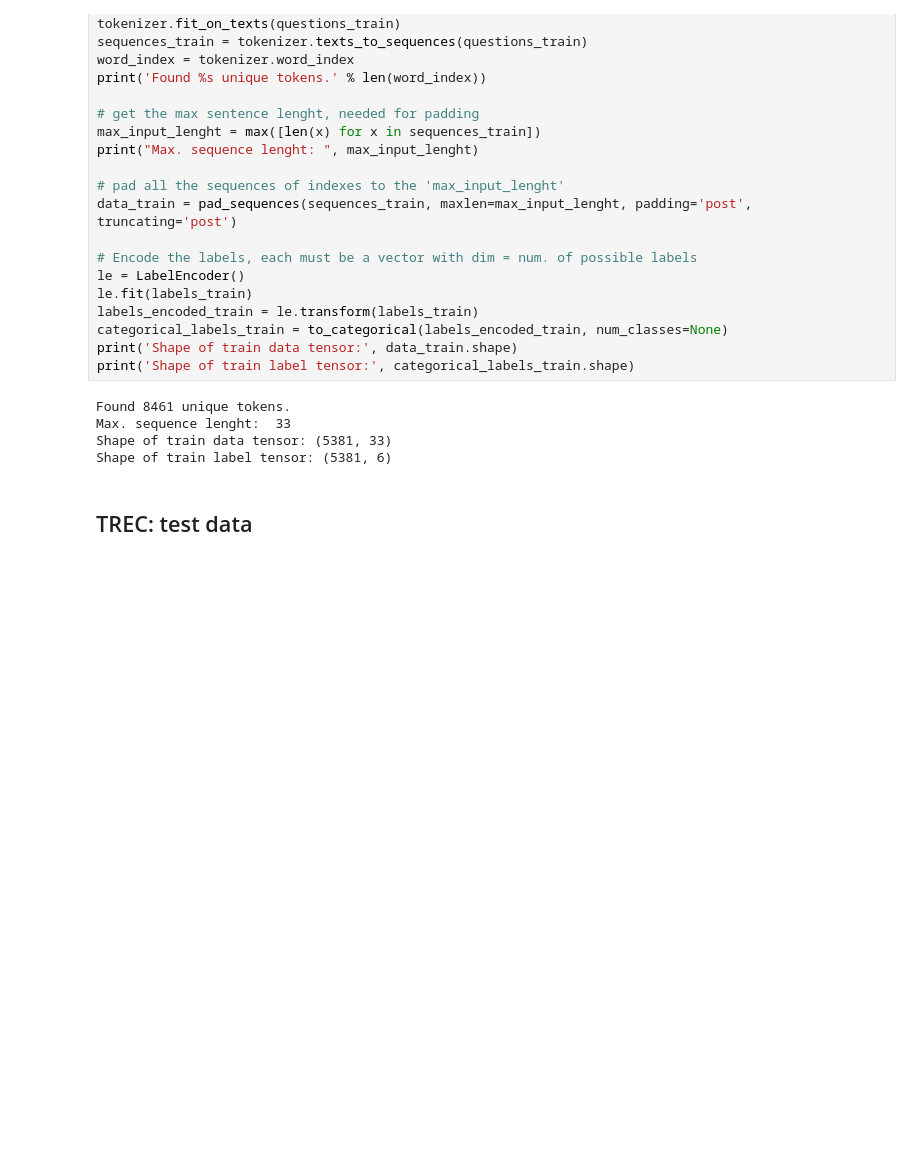
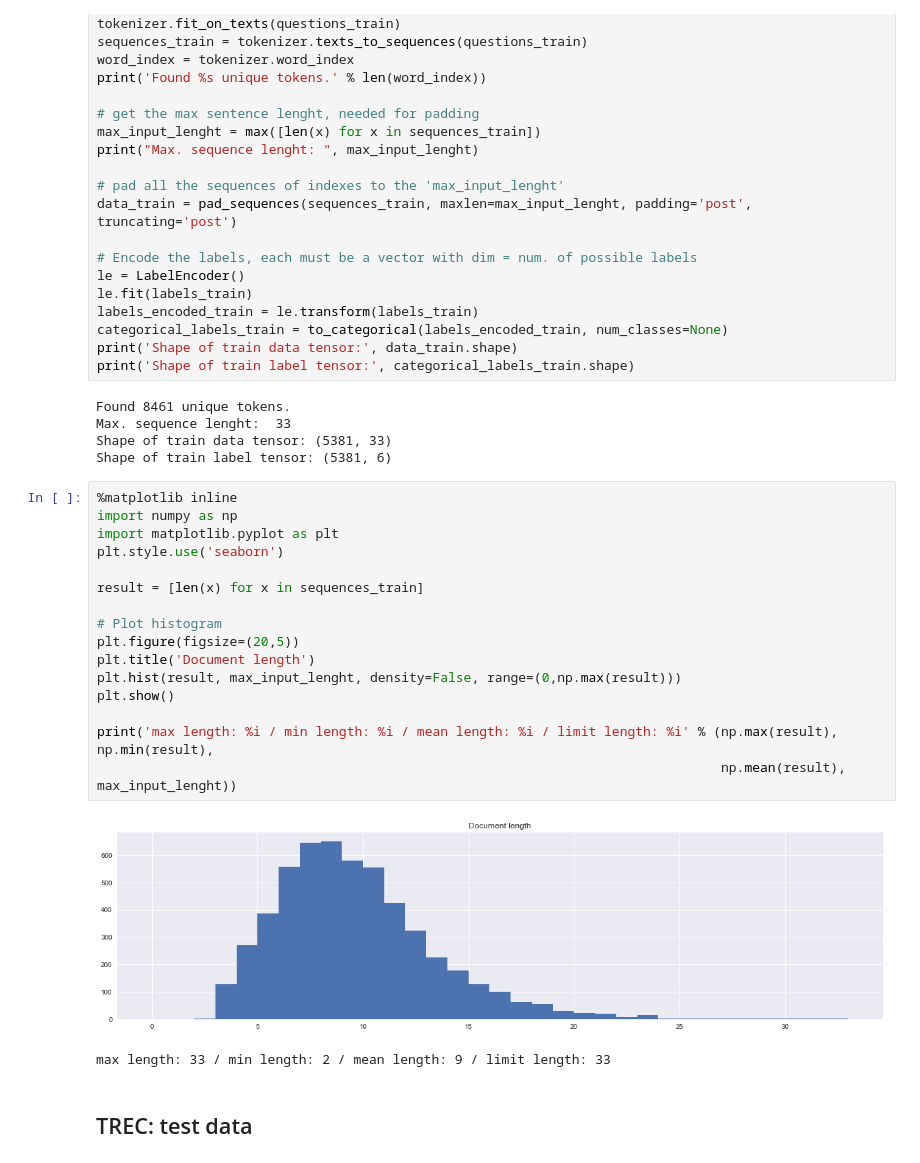
Before and after one commit to davidsbatista/ConvNets-for-Sentence-Classification, a Jupyter notebook: TREC - Question Answering.ipynb, the cells around one changed output. Saved outputs shown, nothing was run; the diff lists cells and outputs as text; blank space fills up the shorter version.

```diff
--- a/TREC - Question Answering.ipynb
+++ b/TREC - Question Answering.ipynb
@@ -72,6 +70,25 @@ Found 8461 unique tokens.
 Max. sequence lenght:  33
 Shape of train data tensor: (5381, 33)
 Shape of train label tensor: (5381, 6)
+# %%
+%matplotlib inline
+import numpy as np
+import matplotlib.pyplot as plt
+plt.style.use('seaborn')
+
+result = [len(x) for x in sequences_train]
+
+# Plot histogram
+plt.figure(figsize=(20,5))
+plt.title('Document length')
+plt.hist(result, max_input_lenght, density=False, range=(0,np.max(result)))
+plt.show()
+
+print('max length: %i / min length: %i / mean length: %i / limit length: %i' % (np.max(result), np.min(result),
+                                                                                np.mean(result), max_input_lenght))
+# %% [output]
+[figure, added]
+max length: 33 / min length: 2 / mean length: 9 / limit length: 33
 # %% [markdown]
 ## TREC: test data
 # %%
```
Also changed, not shown: parts of 21 cells of this notebook, 5 other files.
